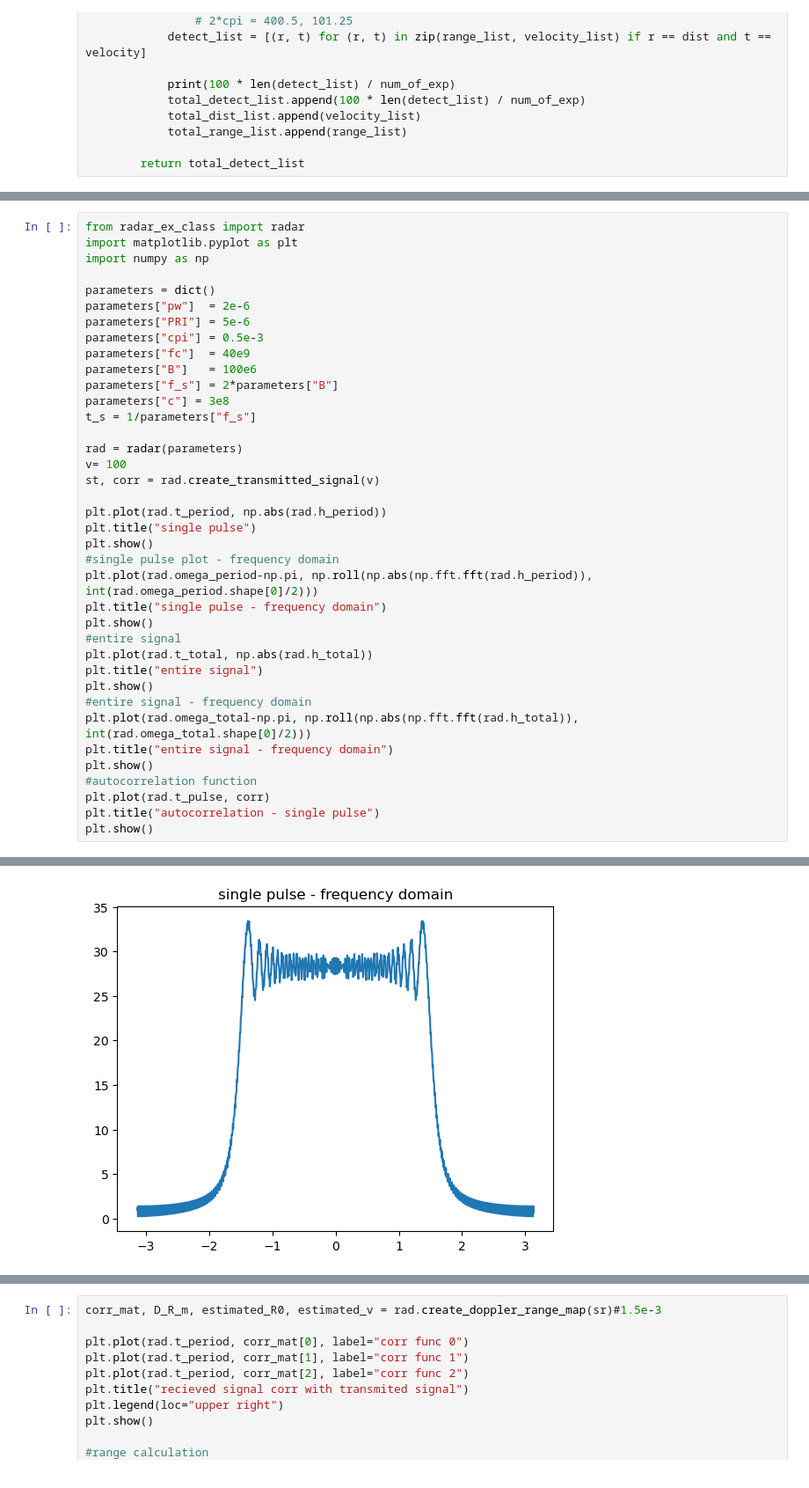
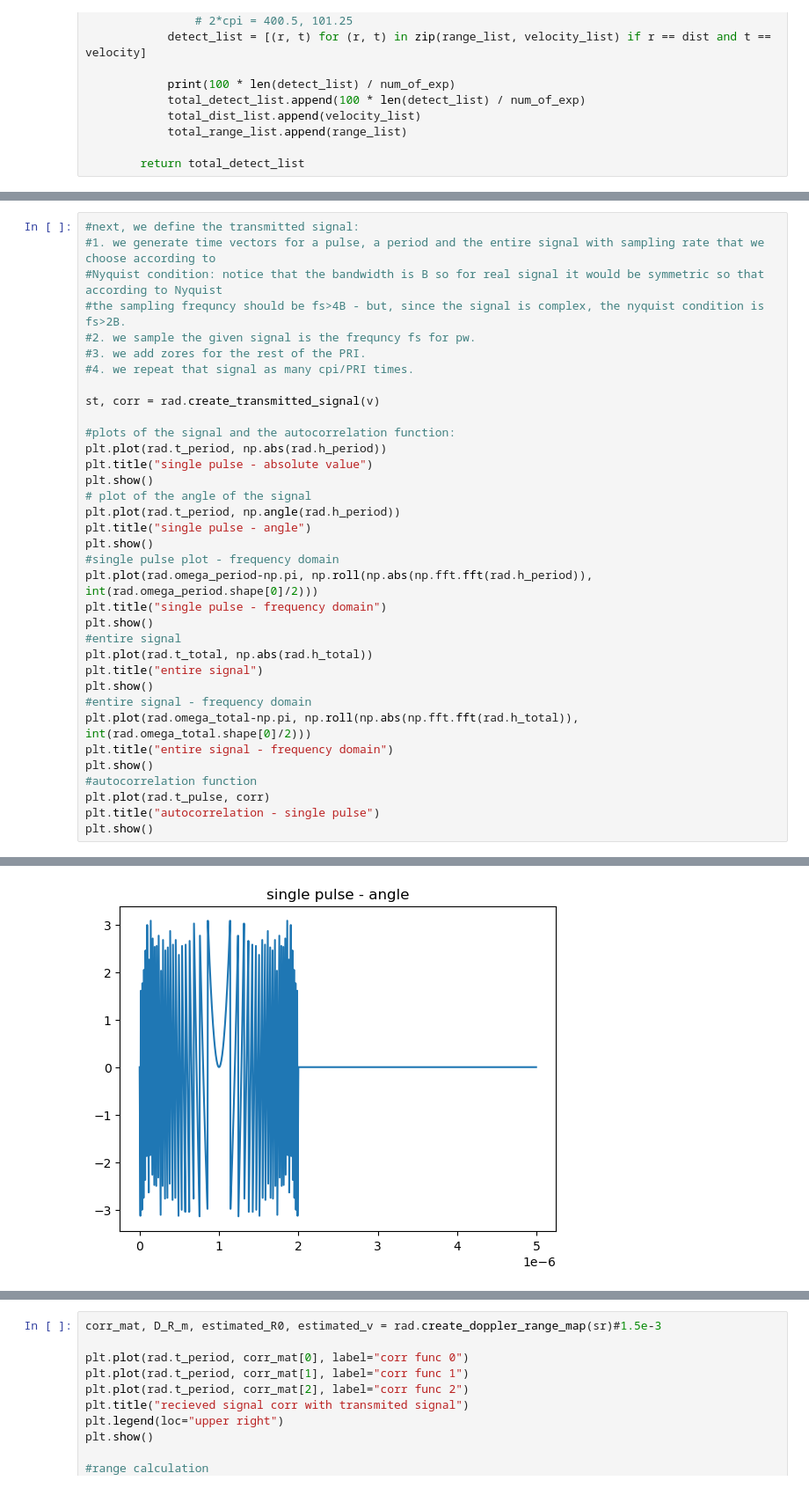
Before and after one commit to His-Royal-Dudeness/TensorFlow-implementations, a Jupyter notebook: Doppler_Range_Map.ipynb, the cells around one changed output, grey strips where cells are left out. Shown: that part at 88% size. Saved outputs shown, nothing was run; the diff lists cells and outputs as text.

```diff
--- a/Doppler_Range_Map.ipynb
+++ b/Doppler_Range_Map.ipynb
@@ -183,24 +207,21 @@ class radar:
 # %%
-from radar_ex_class import radar
-import matplotlib.pyplot as plt
-import numpy as np
+#next, we define the transmitted signal:
+#1. we generate time vectors for a pulse, a period and the entire signal with sampling rate that we choose according to
+#Nyquist condition: notice that the bandwidth is B so for real signal it would be symmetric so that according to Nyquist
+#the sampling frequncy should be fs>4B - but, since the signal is complex, the nyquist condition is fs>2B.
+#2. we sample the given signal is the frequncy fs for pw.
+#3. we add zores for the rest of the PRI.
+#4. we repeat that signal as many cpi/PRI times.
 
-parameters = dict()
-parameters["pw"]  = 2e-6
-parameters["PRI"] = 5e-6
-parameters["cpi"] = 0.5e-3
-parameters["fc"]  = 40e9
-parameters["B"]   = 100e6
-parameters["f_s"] = 2*parameters["B"]
-parameters["c"] = 3e8
-t_s = 1/parameters["f_s"]
-
-rad = radar(parameters)
-v= 100
 st, corr = rad.create_transmitted_signal(v)
 
+#plots of the signal and the autocorrelation function:
 plt.plot(rad.t_period, np.abs(rad.h_period))
-plt.title("single pulse")
+plt.title("single pulse - absolute value")
+plt.show()
+# plot of the angle of the signal
+plt.plot(rad.t_period, np.angle(rad.h_period))
+plt.title("single pulse - angle")
 plt.show()
 #single pulse plot - frequency domain
 plt.plot(rad.omega_period-np.pi, np.roll(np.abs(np.fft.fft(rad.h_period)), int(rad.omega_period.shape[0]/2)))
@@ -223 +244 @@ plt.show()
-[figure, old version]
+[figure, new version]
```
Also changed, not shown: parts of 9 cells of this notebook.
